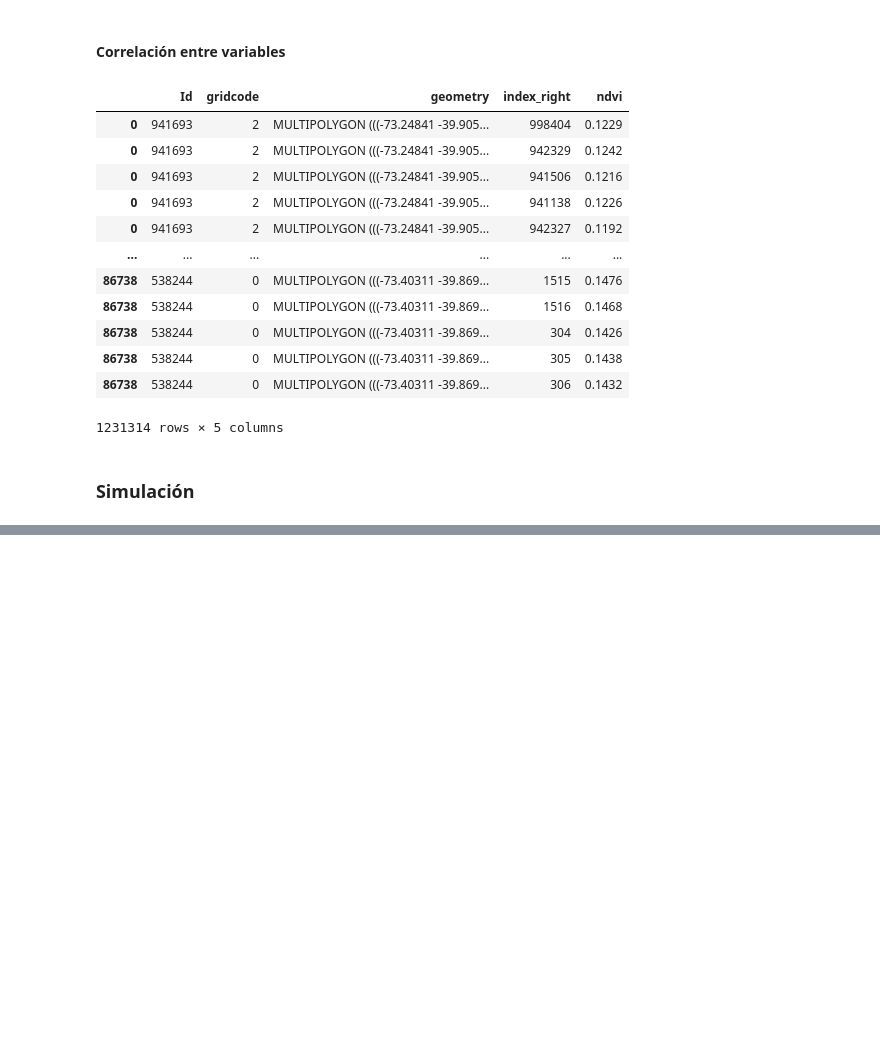
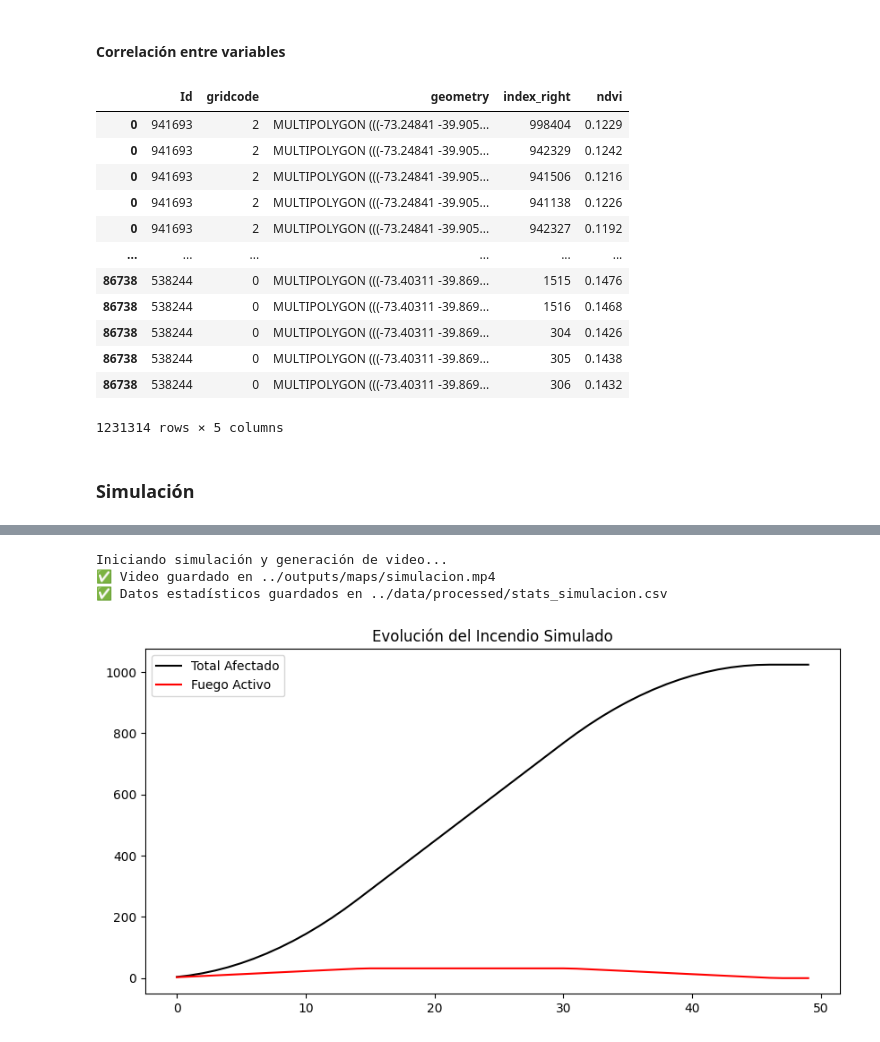
Before and after one commit to AracelyU/firescope, a Jupyter notebook: notebooks/03_analysis.ipynb, the cells around one changed output, grey strips where cells are left out. Drawn from its saved outputs; the diff is of its cells as text; code cells hidden in the pictures; blank space fills up the shorter version.

Commit message:
Segundo gráfico de resultados

```diff
--- a/notebooks/03_analysis.ipynb
+++ b/notebooks/03_analysis.ipynb
@@ -156,0 +151,79 @@ writer.close()
+# %%
+import pandas as pd
+import numpy as np
+import imageio.v2 as imageio
+writer = imageio.get_writer(
+    "../outputs/maps/simulacion.mp4",
+    fps=2,
+    codec="libx264",
+    pixelformat="yuv420p"
+)
+
+inicializar()
+
+# Lista para guardar los datos del gráfico
+historial_incendio = []
+
+print("Iniciando simulación y generación de video...")
+
+# Asumimos que las texturas son de 32x32 píxeles (basado en tu error)
+TILE_SIZE = 32
+GRID_SIZE = 32
+
+for i in range(50):
+    paso()
+
+    # 1. LEER ESTADO ACTUAL (0=arbol, 1=fuego, 2=ceniza)
+    raw_buffer = np.frombuffer(buf_a.read(), dtype=np.int32)
+    # Reformamos el buffer a la grilla de simulación (32x32 celdas)
+    grid_estado = np.reshape(raw_buffer, (GRID_SIZE, GRID_SIZE))
+
+    # 2. GENERAR FRAME PARA VIDEO (Lógica de Tiling/Mosaico)
+    # Mapeamos cada celda a su textura correspondiente (Sprite 32x32)
+    # Esto crea un array de forma: (32, 32, 32, 32, 3) -> (GridY, GridX, TileY, TileX, RGB)
+    mosaico = texturas[grid_estado]
+
+    # Reordenamos los ejes para formar la imagen final grande
+    # Transponer a: (GridY, TileY, GridX, TileX, RGB)
+    mosaico = mosaico.transpose(0, 2, 1, 3, 4)
+
+    # Colapsamos dimensiones para tener una imagen 2D grande (1024x1024 px)
+    imagen_final = mosaico.reshape(GRID_SIZE * TILE_SIZE, GRID_SIZE * TILE_SIZE, 3)
+
+    writer.append_data(imagen_final)
+
+    # 3. CALCULAR DATOS PARA EL GRÁFICO
+    # Contamos celdas (no píxeles de imagen, sino celdas de simulación)
+    celdas_fuego = np.sum(grid_estado == 1)
+    celdas_quemadas = np.sum(grid_estado > 1)
+    total_afectado = celdas_fuego + celdas_quemadas
+
+    historial_incendio.append({
+        "Paso": i,
+        "Fuego Activo": celdas_fuego,
+        "Area Quemada": total_afectado
+    })
+
+writer.close()
+print("✅ Video guardado en ../outputs/maps/simulacion.mp4")
+
+# 4. GUARDAR DATOS EN CSV PARA MAIN.PY
+df_simulacion = pd.DataFrame(historial_incendio)
+# Asegúrate de que la carpeta exista o usa una ruta válida
+csv_path = "../data/processed/stats_simulacion.csv"
+df_simulacion.to_csv(csv_path, index=False)
+print(f"✅ Datos estadísticos guardados en {csv_path}")
+
+# Previsualización rápida
+import matplotlib.pyplot as plt
+plt.figure(figsize=(10,5))
+plt.plot(df_simulacion["Paso"], df_simulacion["Area Quemada"], label="Total Afectado", color="black")
+plt.plot(df_simulacion["Paso"], df_simulacion["Fuego Activo"], label="Fuego Activo", color="red")
+plt.title("Evolución del Incendio Simulado")
+plt.legend()
+plt.show()
+# %% [output]
+Iniciando simulación y generación de video...
+✅ Video guardado en ../outputs/maps/simulacion.mp4
+✅ Datos estadísticos guardados en ../data/processed/stats_simulacion.csv
+[figure, added]
```
Also changed, not shown: parts of 5 cells of this notebook, 1 other file.
